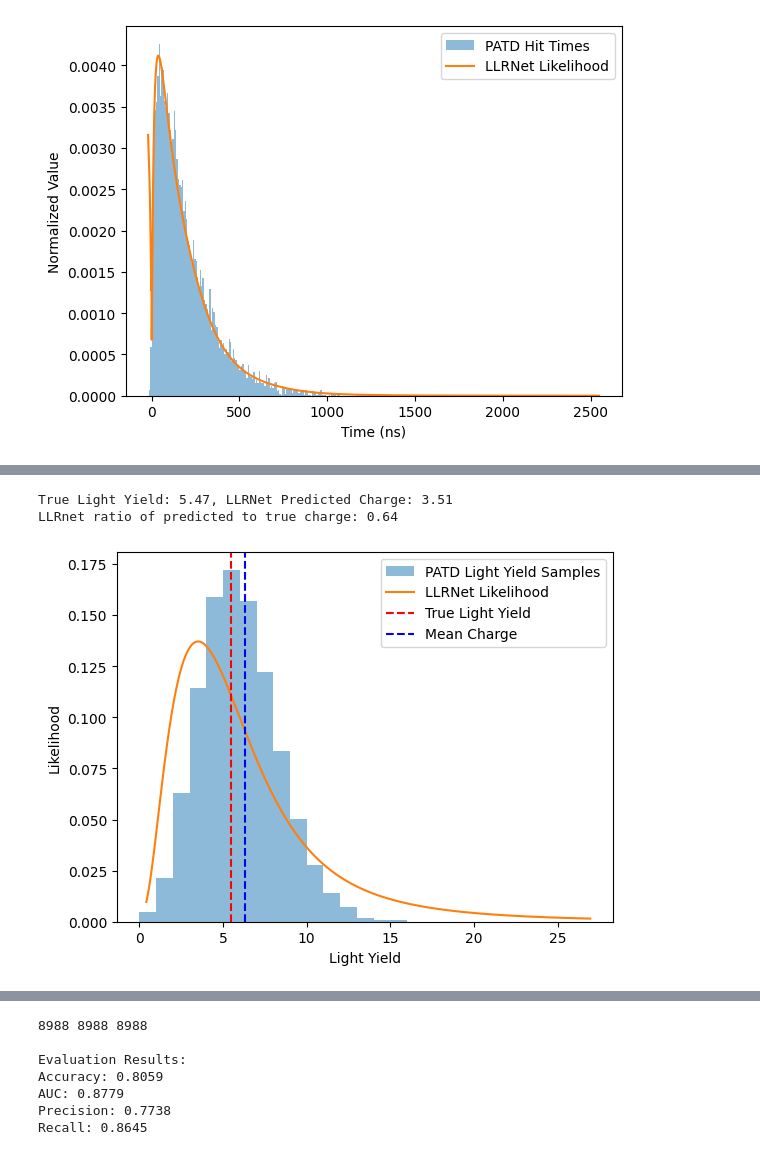
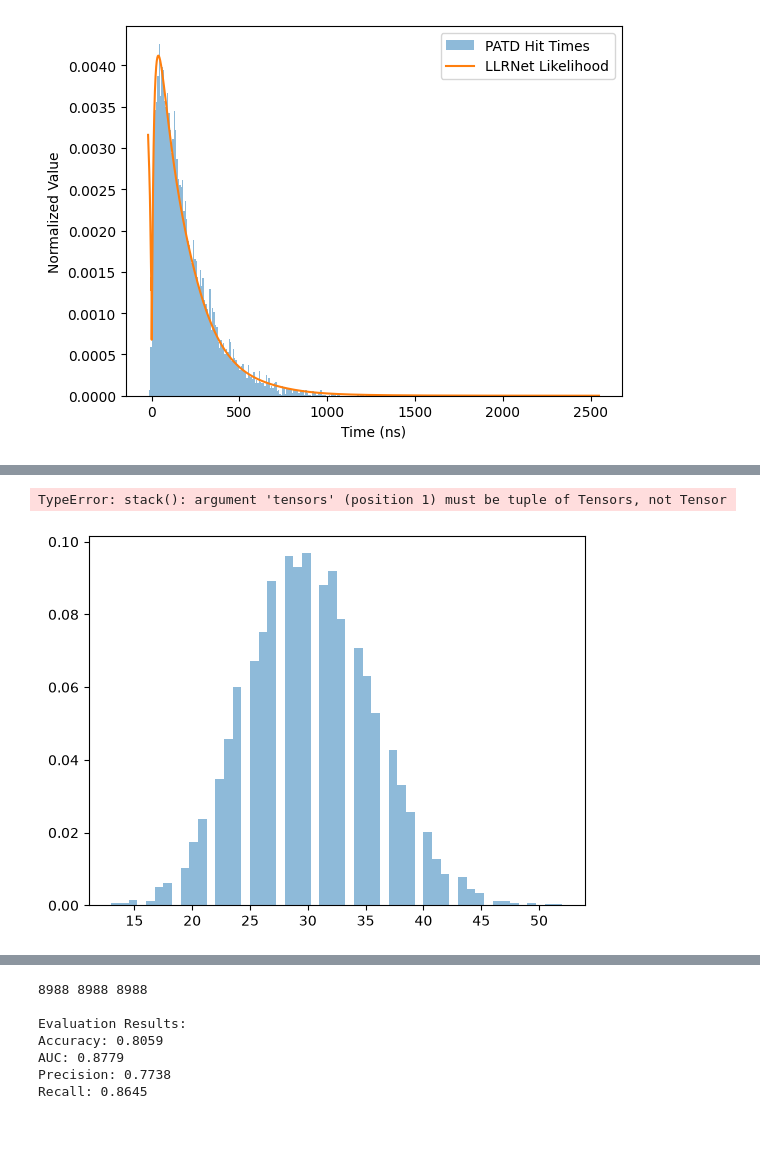
Before and after one commit to kristiantcho/nugget, a Jupyter notebook: nugget/examples/llr_testing.ipynb, the cells around one changed output, grey strips where cells are left out. Drawn from its saved outputs; the diff is of its cells as text; code cells hidden in the pictures.

```diff
--- a/nugget/examples/llr_testing.ipynb
+++ b/nugget/examples/llr_testing.ipynb
@@ -257,23 +257,23 @@ mag_k = 0.2
 charge_ceil = 1e4
 assume_poisson = True
 num_draws = 10000
-while charge <= 5:
+while charge <= 10:
     point = signal_sampler.sample_detector_points(1)[0]
     ly = light_yield_surrogate(opt_point=point, event_params=true_event)
     charge = ly.item()
 true_charge = charge
 charge = find_llr_charge_peak(llr_net, point, true_event, device=device,
                           n_scan=100, charge_floor=charge_floor, charge_ceil=charge_ceil)
-# charge = torch.tensor(charge)
-# test_charges = torch.linspace(10**(np.log10(charge)-1), 10**(np.log10(charge)+1), steps=1000)
-                  # (B,)
-log_lam = torch.log10(charge)                                     # (B,)
+charge = torch.tensor(charge)
+test_charges = torch.linspace(10**(np.log10(charge)-1), 10**(np.log10(charge)+1), steps=1000)
+
+log_lam = torch.log10(charge)
 log_floor = np.log10(charge_floor)
 
 # 1. Order-of-magnitude term: scales with decades above the floor.
-mag_width = mag_k * (log_lam - log_floor)                      # (B,)
+mag_width = mag_k * (log_lam - log_floor)
 # 2. Poisson relative width in decades (0.4342944819 = 1/ln(10)).
-poisson_width = poisson_k * 0.4342944819 / torch.sqrt(charge)     # (B,)
+poisson_width = poisson_k * 0.4342944819 / torch.sqrt(charge)
 
 width = torch.maximum(mag_width, poisson_width).clamp(min=w_min, max=w_max)  # (B,)
 
@@ -281,41 +281,55 @@ log_lo = torch.clamp(log_lam - width, min=log_floor)                          #
 log_hi = torch.clamp(log_lam + width, max=np.log10(charge_ceil))            # (B,)
 
 alpha = torch.linspace(0.0, 1.0, n_quadrature, device=device)  # (N,)
 log_c_grid = log_lo + alpha * (log_hi - log_lo)
 test_charges = torch.pow(10.0, log_c_grid)
+# test_charges = []
 likelihoods = []
+# for _ in range(50000):
+#     test_ly = 0
+#     while test_ly < 1:
+#         event = signal_sampler.sample_events(1)[0]
+#         test_ly = light_yield_surrogate(opt_point=point, event_params=event)
+#     test_charges.append(test_ly)
+kde = llr_net.estimate_marginal_ly_density(point, signal_sampler, light_yield_surrogate, n_samples=10000, min_light_yield=0.1, max_resample_attempts=1000)
+
 for test_charge in test_charges:
     features = llr_net.prepare_features_charge(point=point, event_data=true_event, light_yield=test_charge)
-    likelihoods.append(llr_net.predict_likelihood_ratio(features))
-
+    # likelihoods.append(llr_net.predict_likelihood_ratio(features))
+    likelihoods = llr_net.predict_debiased_likelihood(features, test_charges, point=point)
 if assume_poisson:
     #make num_draws repeats of point to feed into the surrogate to draw ly samples
     lys= []
     for _ in range(num_draws):
         ly = light_yield_surrogate(opt_point=point, event_params=true_event)
         lys.append(ly)
     lys = torch.stack(lys)
     true_charge = torch.mean(lys)
 plt.hist(lys.cpu().detach().numpy(), bins=torch.max(lys).int(), alpha=0.5, label='PATD Light Yield Samples', density=True)
 # test_charge_diffs = [test_charges[0]]
 # test_charge_diffs.extend(test_charges[1:] - test_charges[:-1])
 # test_charge_diffs = torch.stack(test_charge_diffs)
-likelihoods = torch.stack(likelihoods).squeeze(-1)
-likelihoods = likelihoods / torch.trapz(likelihoods, test_charges)
+# likelihoods = torch.stack(likelihoods).squeeze(-1)
+likelihoods = likelihoods / torch.trapz(likelihoods, torch.stack(test_charges))
+# hist, bin_edges = np.histogram(test_charges, bins=100000, weights=likelihoods.cpu().detach().numpy(), density=True)
+# plot hists
+# plt.stairs(hist, bin_edges, label='LLRNet Likelihood', color='orange')
 plt.plot(test_charges.cpu().detach().numpy(), likelihoods.cpu().detach().numpy(), label='LLRNet Likelihood')
 #plot vertical line at the true charge
 plt.axvline(x=true_charge, color='red', linestyle='--', label='True Light Yield')
 #plot vertical line at the mean charge
-mean_charge = torch.trapz(test_charges * likelihoods, test_charges)
-plt.axvline(x=mean_charge.item(), color='blue', linestyle='--', label='Mean Charge')
+# test_charges = torch.stack()
+# mean_charge = torch.trapz(test_charges * likelihoods, test_charges)
+mean_charge = test_charges[torch.argmax(likelihoods)]
+plt.axvline(x=mean_charge, color='blue', linestyle='--', label='Mean Charge')
 # plt.axvline(x=test_charges[torch.argmin(likelihoods)].item(), color='green', linestyle='--', label='LLRNet Predicted Charge')
 plt.xlabel('Light Yield')
 plt.ylabel('Likelihood')
 # plt.title('LLRNet Charge Likelihood')
+# plt.xlim(0, lys.max().item())
 plt.legend()
-print(f'True Light Yield: {true_charge:.2f}, LLRNet Predicted Charge: {test_charges[torch.argmax(likelihoods)].item():.2f}')
-print(f'LLRnet ratio of predicted to true charge: {test_charges[torch.argmax(likelihoods)].item()/true_charge:.2f}')
+print(f'True Light Yield: {true_charge:.2f}, LLRNet Predicted Charge: {test_charges[torch.argmax(likelihoods)]:.2f}')
+print(f'LLRnet ratio of predicted to true charge: {test_charges[torch.argmax(likelihoods)]/true_charge:.2f}')
 # %% [output]
-True Light Yield: 5.47, LLRNet Predicted Charge: 3.51
-LLRnet ratio of predicted to true charge: 0.64
+TypeError: stack(): argument 'tensors' (position 1) must be tuple of Tensors, not Tensor
-[figure, old version]
+[figure, new version]
```
Also changed, not shown: parts of 5 cells of this notebook, 4 other files.
